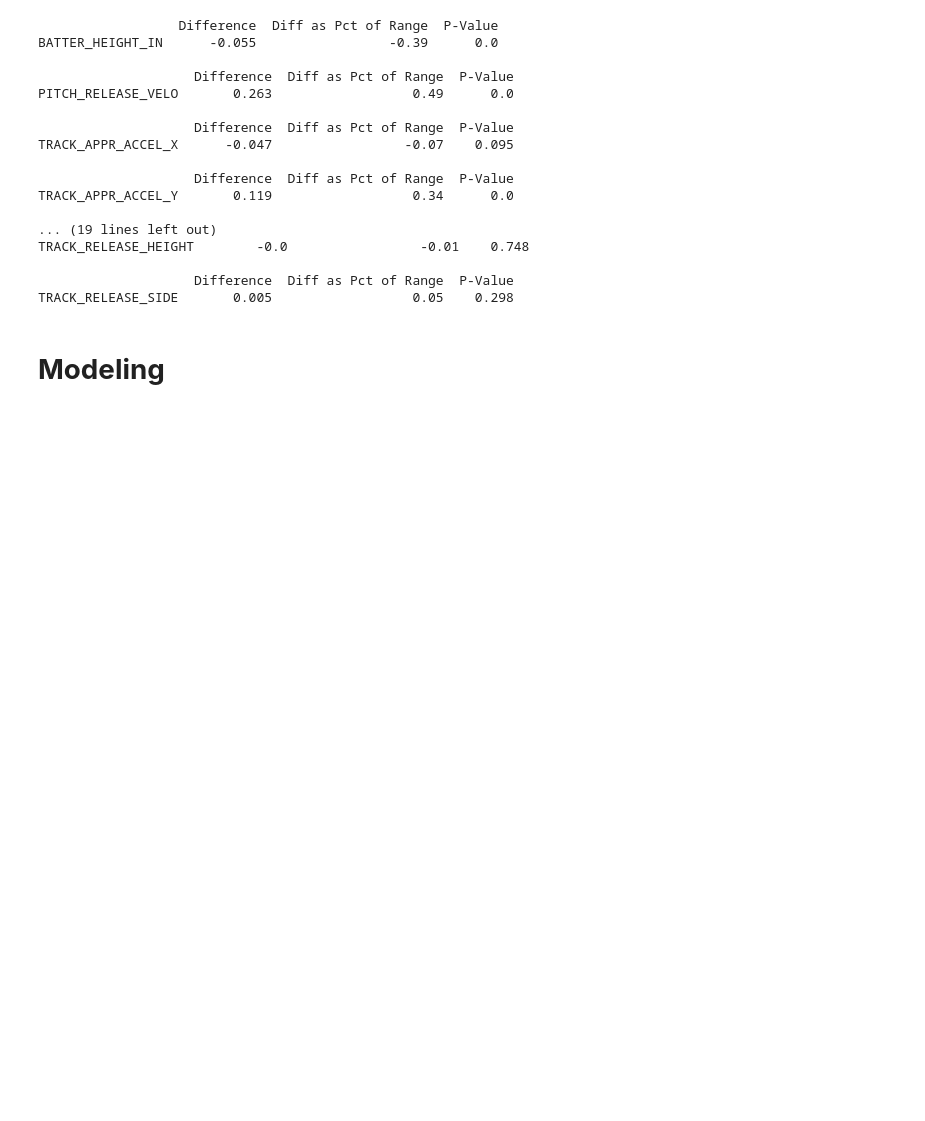
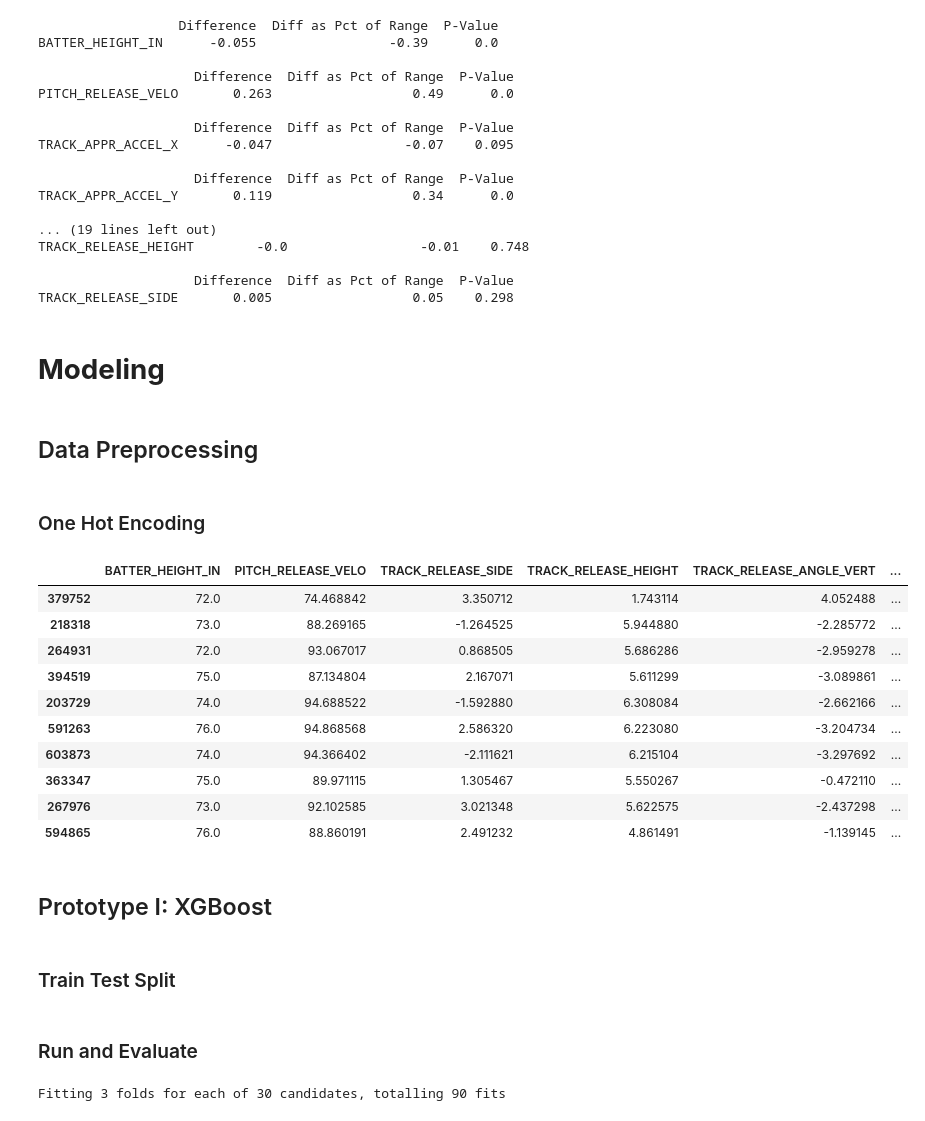
Before and after one commit to aks5bx/atl-braves, a Jupyter notebook: analysis.ipynb, the cells around one changed output. Drawn from its saved outputs; the diff is of its cells as text; code cells hidden in the pictures; blank space fills up the shorter version.

```diff
--- a/analysis.ipynb
+++ b/analysis.ipynb
@@ -198,3 +211,6 @@ Name: count, dtype: int64
+# %%
+target_replace_dict = {2: 0, 8:1}
+strike_df['pitch_outcome_id'] = strike_df['pitch_outcome_id'].replace(target_replace_dict)
 # %% [markdown]
 ## Target Variable Exploration
 # %%
@@ -276,3 +292,7 @@ TRACK_RELEASE_HEIGHT        -0.0                 -0.01    0.748
 TRACK_RELEASE_SIDE       0.005                  0.05    0.298
 # %% [markdown]
 # **Modeling**
+# %% [markdown]
+## Data Preprocessing
+# %%
+strike_df = strike_df.sample(frac=1)
@@ -278,0 +308,38 @@ TRACK_RELEASE_SIDE       0.005                  0.05    0.298
+# %% [markdown]
+### One Hot Encoding
+# %%
+game_month_dummies = pd.get_dummies(strike_X['GAME_MONTH'], prefix='GAME_MONTH')
+inning_half_dummies = pd.get_dummies(strike_X['INNING_HALF'], prefix='INNING_HALF')
+league_id_dummies = pd.get_dummies(strike_X['League_ID'], prefix='League_ID')
+pitcher_side_dummies = pd.get_dummies(strike_X['PITCHER_SIDE'], prefix='PITCHER_SIDE')
+batter_side_dummies = pd.get_dummies(strike_X['BATTER_SIDE'], prefix='BATTER_SIDE')
+outs_dummies = pd.get_dummies(strike_X['OUTS'], prefix='OUTS')
+balls_dummies = pd.get_dummies(strike_X['BALLS'], prefix='BALLS')
+strikes_dummies = pd.get_dummies(strike_X['STRIKES'], prefix='STRIKES')
+pitcher_batter_side_dummies = pd.get_dummies(strike_X['PITCHER_BATTER_SIDE'], prefix='PITCHER_BATTER_SIDE')
+count_dummies = pd.get_dummies(strike_X['COUNT'], prefix='COUNT')
+
+strike_X = pd.concat([strike_X, game_month_dummies, inning_half_dummies, league_id_dummies, pitcher_side_dummies,
+                        batter_side_dummies, outs_dummies, balls_dummies, strikes_dummies, pitcher_batter_side_dummies,
+                        count_dummies], axis=1)
+
+strike_X = strike_X.drop(['GAME_MONTH', 'INNING_HALF', 'League_ID', 'PITCHER_SIDE', 'BATTER_SIDE', 'OUTS', 'BALLS',
+                            'STRIKES', 'PITCHER_BATTER_SIDE', 'COUNT'], axis=1)
+
+strike_X.head(10)
+# %% [output]
+|  | BATTER_HEIGHT_IN | PITCH_RELEASE_VELO | TRACK_RELEASE_SIDE | TRACK_RELEASE_HEIGHT | TRACK_RELEASE_ANGLE_VERT | ... |
+| 379752 | 72.0 | 74.468842 | 3.350712 | 1.743114 | 4.052488 | ... |
+| 218318 | 73.0 | 88.269165 | -1.264525 | 5.944880 | -2.285772 | ... |
+| 264931 | 72.0 | 93.067017 | 0.868505 | 5.686286 | -2.959278 | ... |
+| 394519 | 75.0 | 87.134804 | 2.167071 | 5.611299 | -3.089861 | ... |
+| 203729 | 74.0 | 94.688522 | -1.592880 | 6.308084 | -2.662166 | ... |
+| 591263 | 76.0 | 94.868568 | 2.586320 | 6.223080 | -3.204734 | ... |
+| 603873 | 74.0 | 94.366402 | -2.111621 | 6.215104 | -3.297692 | ... |
+| 363347 | 75.0 | 89.971115 | 1.305467 | 5.550267 | -0.472110 | ... |
+| 267976 | 73.0 | 92.102585 | 3.021348 | 5.622575 | -2.437298 | ... |
+| 594865 | 76.0 | 88.860191 | 2.491232 | 4.861491 | -1.139145 | ... |
+# %% [markdown]
+## Prototype I: XGBoost
+# %% [markdown]
+### Train Test Split
@@ -278,0 +348,32 @@ TRACK_RELEASE_SIDE       0.005                  0.05    0.298
+# %% [markdown]
+### Run and Evaluate
+# %%
+param_dist = {
+    'n_estimators': randint(50, 200),
+    'learning_rate': uniform(0.01, 0.3),
+    'max_depth': randint(3, 10),
+    'subsample': uniform(0.6, 0.4),
+    'colsample_bytree': uniform(0.6, 0.4),
+    'gamma': uniform(0, 0.2),
+    'booster': ['gbtree', 'gblinear', 'dart']
+}
+
+model = XGBClassifier(verbosity = 0)
+
+random_search = RandomizedSearchCV(
+    model,
+    param_distributions=param_dist,
+    n_iter=30,
+    scoring='neg_mean_squared_error',
+    cv=3,
+    verbose=1,
+    n_jobs=-1,
+    random_state=42
+)
+
+with tqdm(total=30, desc="RandomizedSearchCV Progress") as pbar:
+    def tqdm_callback(_, __):
+        pbar.update(1)
+    random_search.fit(X_train, y_train)
+# %% [output]
+Fitting 3 folds for each of 30 candidates, totalling 90 fits
```
Also changed, not shown: parts of 7 cells of this notebook, 1 other file.
